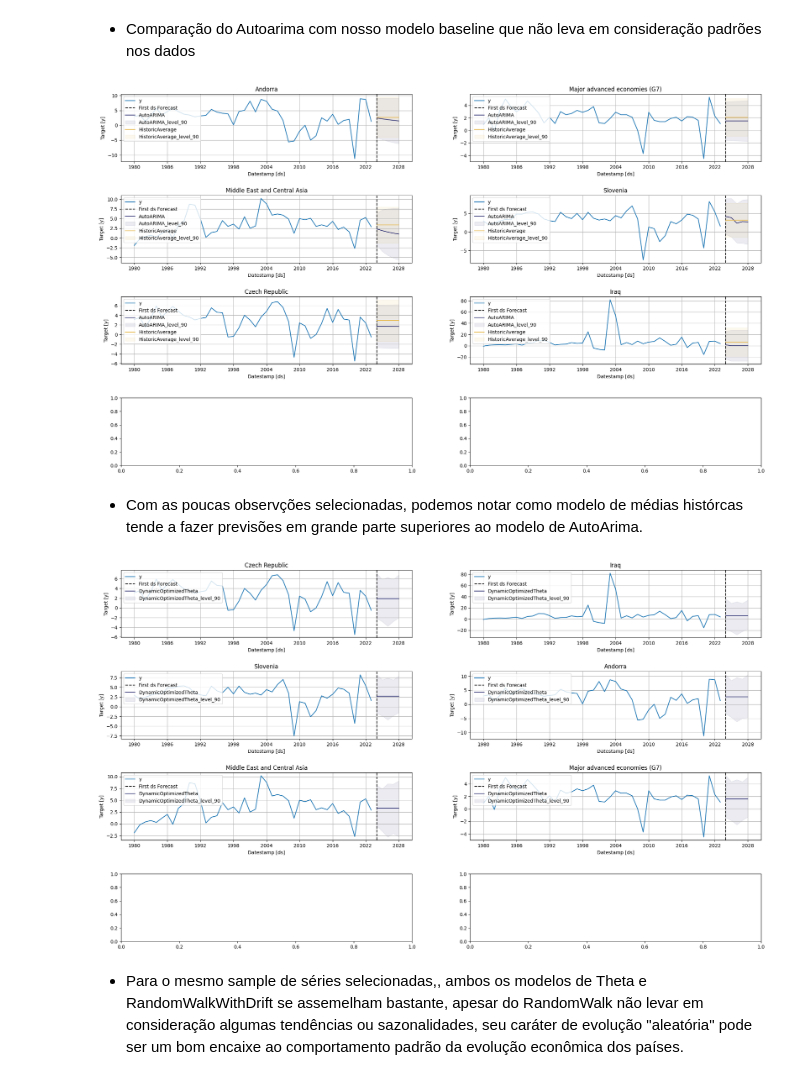
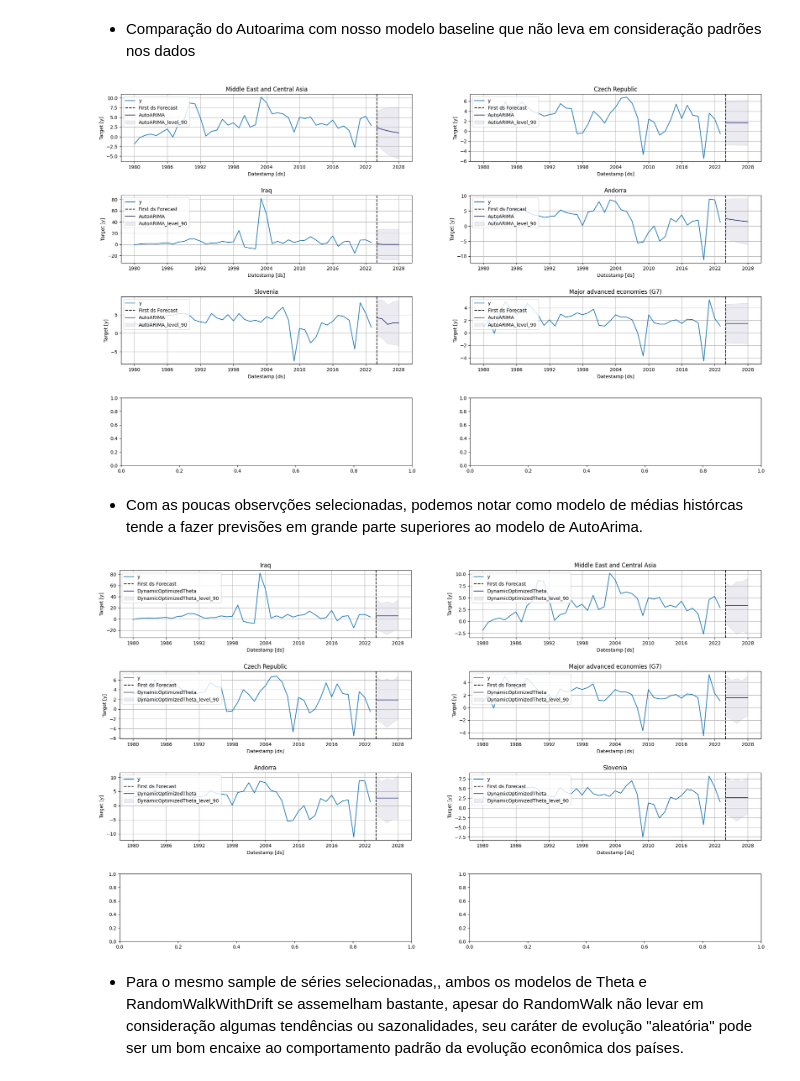
Before and after one commit to Lineker98/desafio_ds, a Jupyter notebook: notebooks/Model_prototyping.ipynb, the cells around one changed output. Saved outputs shown, nothing was run; the diff lists cells and outputs as text; code cells hidden in the pictures.

```diff
--- a/notebooks/Model_prototyping.ipynb
+++ b/notebooks/Model_prototyping.ipynb
@@ -137,8 +141,8 @@ Dentro do catálogo de modelos disponíveis na biblioteca statsforecast, a escol
 # %%
 models = [
     AutoARIMA(season_length=1),
-    HistoricAverage(),
-    DynamicOptimizedTheta(season_length=1),
+    #HistoricAverage(),
+    DynamicOptimizedTheta(season_length=4),
     RandomWalkWithDrift(),
 ]
 # %% [markdown]
@@ -185,16 +189,16 @@ sf.plot(Y_df,forecasts_df, engine="matplotlib")
 - Comparação do Autoarima com nosso modelo baseline que não leva em consideração padrões nos dados
 # %%
 sf.plot(Y_df, forecasts_df,
-        models=["AutoARIMA", "HistoricAverage"],
+        models=["AutoARIMA"],
         unique_ids=["Andorra",
                     "Czech Republic",
                     "Slovenia",
                     "Iraq",
                     "Middle East and Central Asia",
                     "Major advanced economies (G7)"],
         level=[90], engine="matplotlib")
 # %% [output]
-[figure, old version]
+[figure, new version]
 # %% [markdown]
 - Com as poucas observções selecionadas, podemos notar como modelo de médias histórcas tende a fazer previsões em grande parte superiores ao modelo de AutoArima.
 # %%
@@ -208,7 +212,7 @@ sf.plot(Y_df, forecasts_df,
                     "Major advanced economies (G7)"],
         level=[90], engine="matplotlib")
 # %% [output]
-[figure, old version]
+[figure, new version]
 # %% [markdown]
 - Para o mesmo sample de séries selecionadas,, ambos os modelos de Theta e RandomWalkWithDrift se assemelham bastante, apesar do RandomWalk não levar em consideração algumas tendências ou sazonalidades, seu caráter de evolução "aleatória" pode ser um bom encaixe ao comportamento padrão da evolução econômica dos países.
 # %% [markdown]
```
Also changed, not shown: parts of 25 cells of this notebook.
